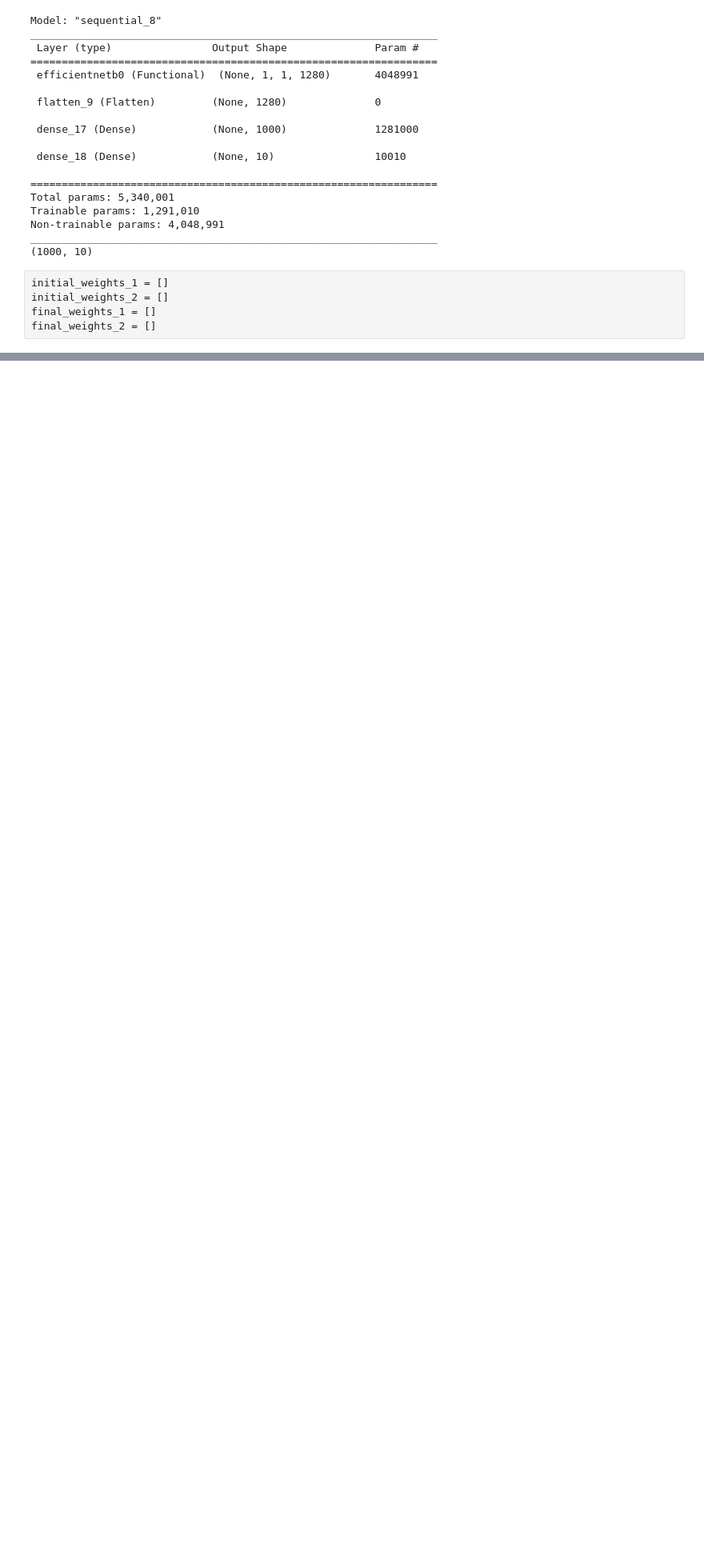
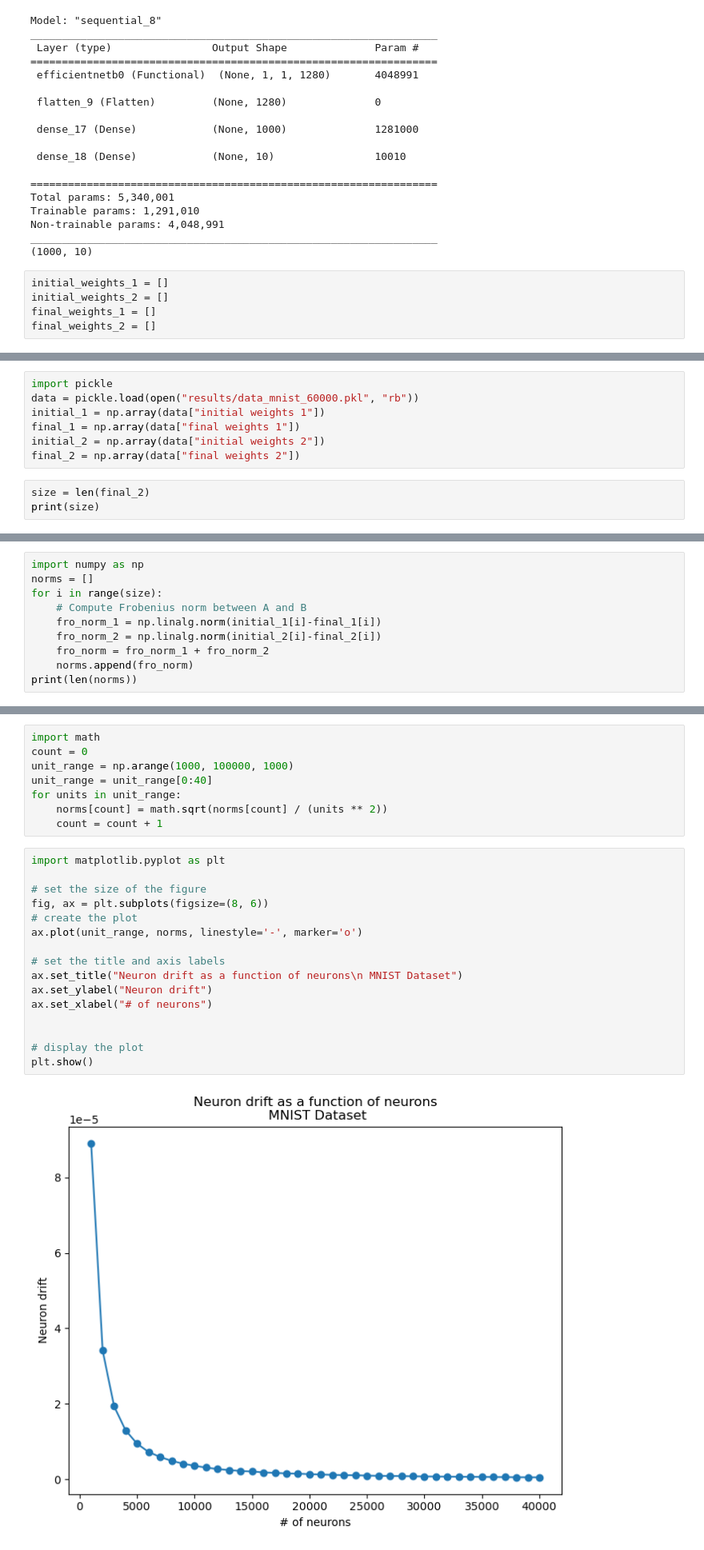
Before and after one commit to Kennethm-spec/Exploring-the-Limits-of-Lazy-Training-in-Neural-Networks, a Jupyter notebook: sample_loss.ipynb, the cells around one changed output, grey strips where cells are left out. Shown at 80% size. Saved outputs shown, nothing was run; the diff lists cells and outputs as text; blank space fills up the shorter version.

```diff
--- a/sample_loss.ipynb
+++ b/sample_loss.ipynb
@@ -176,0 +222,10 @@ Epoch 4/5
+# %%
+import pickle
+data = pickle.load(open("results/data_mnist_60000.pkl", "rb"))
+initial_1 = np.array(data["initial weights 1"])
+final_1 = np.array(data["final weights 1"])
+initial_2 = np.array(data["initial weights 2"])
+final_2 = np.array(data["final weights 2"])
+# %%
+size = len(final_2)
+print(size)
@@ -176,0 +238,10 @@ Epoch 4/5
+# %%
+import numpy as np
+norms = []
+for i in range(size):
+    # Compute Frobenius norm between A and B
+    fro_norm_1 = np.linalg.norm(initial_1[i]-final_1[i])
+    fro_norm_2 = np.linalg.norm(initial_2[i]-final_2[i])
+    fro_norm = fro_norm_1 + fro_norm_2
+    norms.append(fro_norm)
+print(len(norms))
@@ -176,0 +250,26 @@ Epoch 4/5
+# %%
+import math
+count = 0
+unit_range = np.arange(1000, 100000, 1000)
+unit_range = unit_range[0:40]
+for units in unit_range:
+    norms[count] = math.sqrt(norms[count] / (units ** 2))
+    count = count + 1
+# %%
+import matplotlib.pyplot as plt
+
+# set the size of the figure
+fig, ax = plt.subplots(figsize=(8, 6))
+# create the plot
+ax.plot(unit_range, norms, linestyle='-', marker='o')
+
+# set the title and axis labels
+ax.set_title("Neuron drift as a function of neurons\n MNIST Dataset")
+ax.set_ylabel("Neuron drift")
+ax.set_xlabel("# of neurons")
+
+
+# display the plot
+plt.show()
+# %% [output]
+[figure, added]
```
Also changed, not shown: parts of 9 cells of this notebook.
